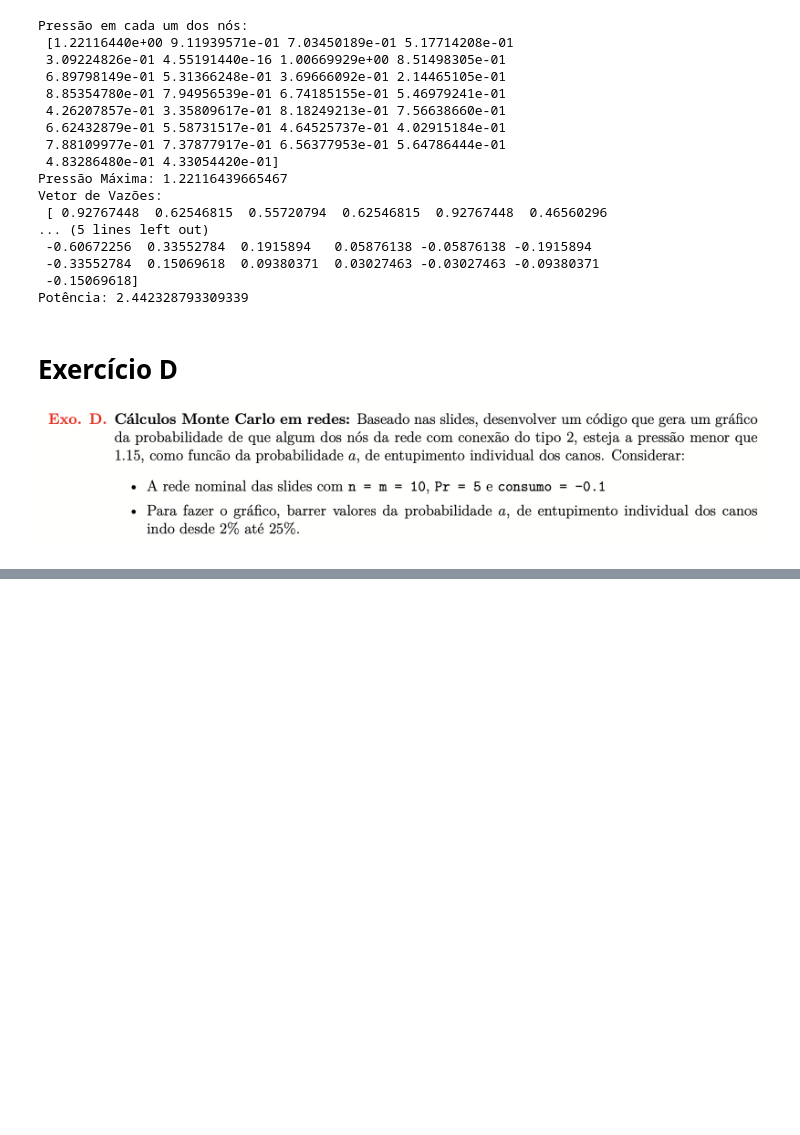
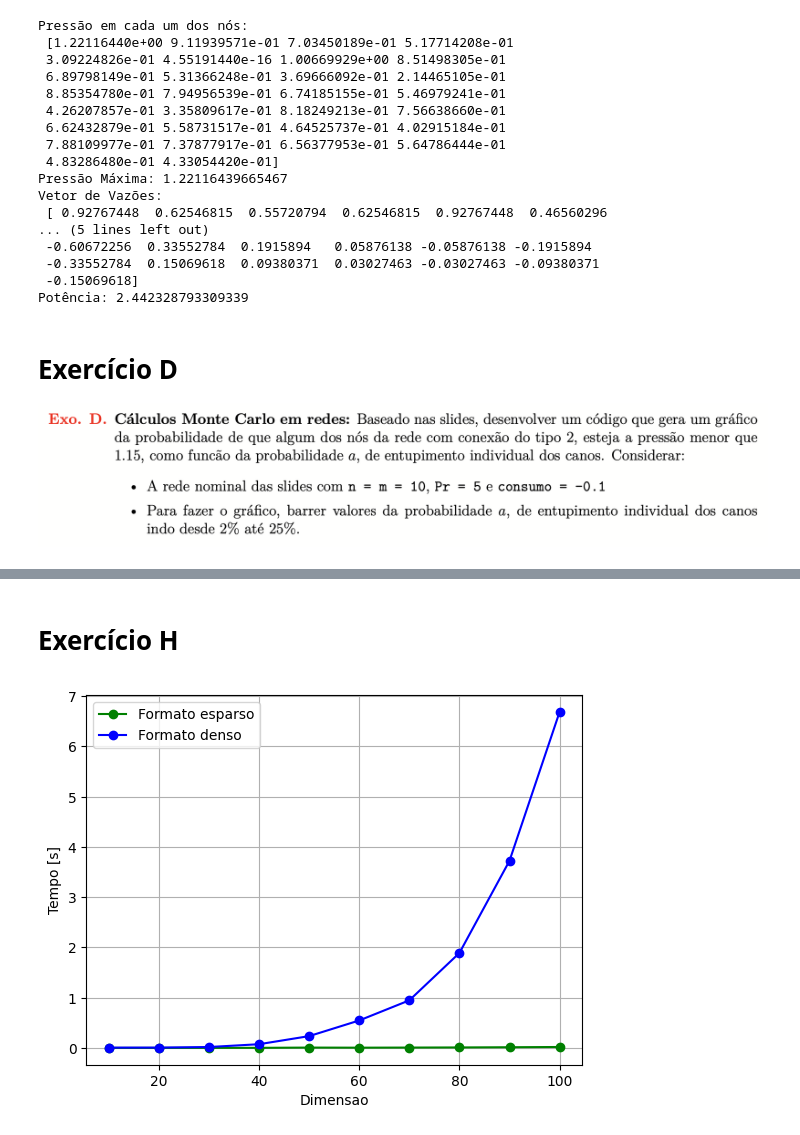
Before and after one commit to marcogarcia2/Calculo-Numerico, a Jupyter notebook: Lista 2 - Resolução.ipynb, the cells around one changed output, grey strips where cells are left out. Drawn from its saved outputs; the diff is of its cells as text; code cells hidden in the pictures; blank space fills up the shorter version.

```diff
--- a/Lista 2 - Resolução.ipynb
+++ b/Lista 2 - Resolução.ipynb
@@ -217,7 +216,7 @@ Pressão máxima: 3.4040475190535417
 # ------ Resolvendo Rede, Exemplo 4 ------ #
 
 # Conexão do tipo 2
-nr = 15
+nr = 16-1
 Pr = 8.0
 
 # Resolvendo a rede
@@ -459,0 +643,2 @@ ValueError: The truth value of an array with more than one element is ambiguous.
+# %% [markdown]
+# Exercício H
@@ -459,0 +685,10 @@ ValueError: The truth value of an array with more than one element is ambiguous.
+# %%
+# Plotando o gráfico
+
+plt.plot(dimensoes, tesparso, "-og", dimensoes, tdenso, "-ob")
+plt.xlabel("Dimensao")
+plt.ylabel("Tempo [s]")
+plt.legend(["Formato esparso", "Formato denso"])
+plt.grid()
+# %% [output]
+[figure, added]
```
Also changed, not shown: parts of 18 cells of this notebook, 6 other files.
